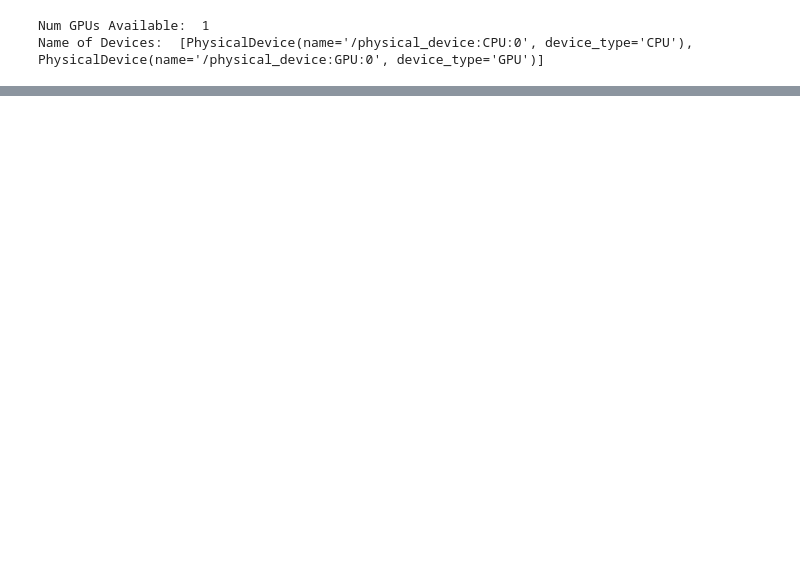
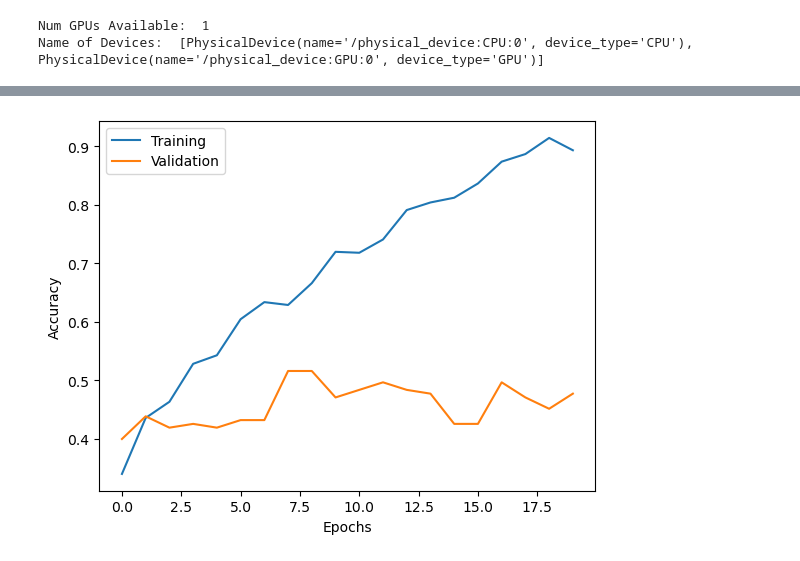
Before and after one commit to citrovin/LanguageDetection, a Jupyter notebook: src/fine-tuning/fine-tune.ipynb, the cells around one changed output, grey strips where cells are left out. Drawn from its saved outputs; the diff is of its cells as text; code cells hidden in the pictures; blank space fills up the shorter version.

```diff
--- a/src/fine-tuning/fine-tune.ipynb
+++ b/src/fine-tuning/fine-tune.ipynb
@@ -94,0 +108,9 @@ with tf.device('/gpu:0'):
+# %%
+plt.plot(range(0, len(history.history['categorical_accuracy'])), history.history['categorical_accuracy'])
+plt.plot(range(0, len(history.history['val_categorical_accuracy'])), history.history['val_categorical_accuracy'])
+plt.xlabel("Epochs")
+plt.ylabel("Accuracy")
+plt.legend(['Training', 'Validation'])
+plt.show()
+# %% [output]
+[figure, added]
```
Also changed, not shown: parts of 8 cells of this notebook, 52 other files.
